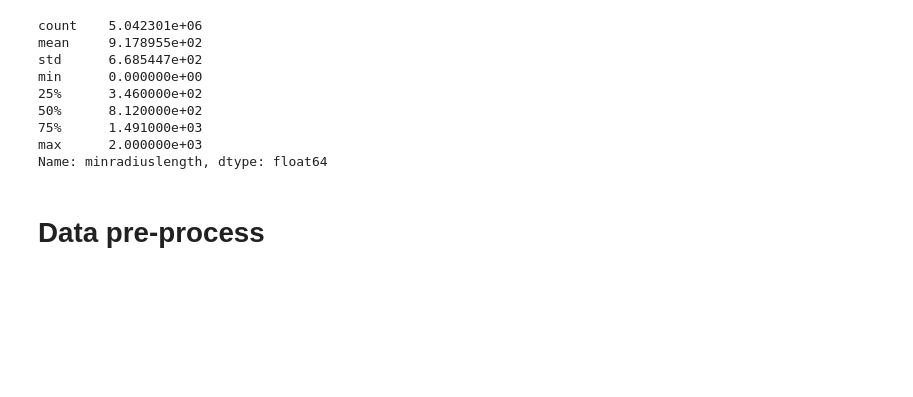
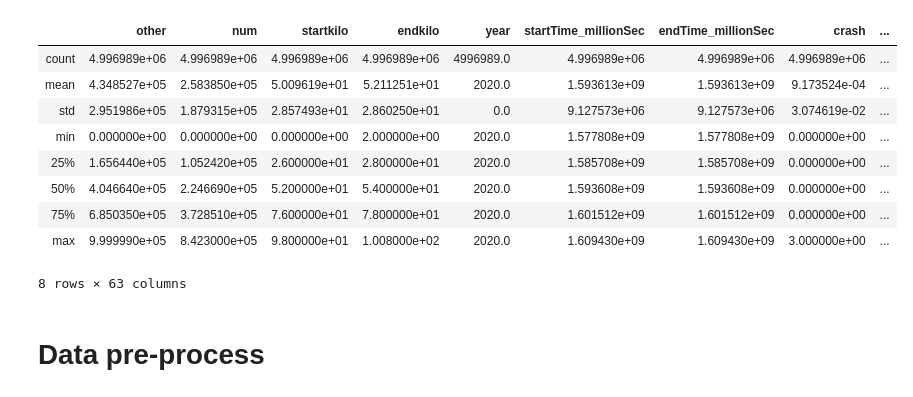
Before and after one commit to HsuanChih-Wang/ETC_FreewayAccidentAnalysis, a Jupyter notebook: FreewayAccidentAnalysis_jupyter-FW1.ipynb, the cells around one changed output. Cells and saved outputs as stored; diff of their text form; code cells hidden in the pictures; blank space fills up the shorter version.

```diff
--- a/FreewayAccidentAnalysis_jupyter-FW1.ipynb
+++ b/FreewayAccidentAnalysis_jupyter-FW1.ipynb
@@ -15,15 +15,16 @@ data_fw1 = pd.read_csv("output/fw1_2020_north_final(afterSQL).csv")
 # %%
-data_fw1.describe()
+data.describe()
 # %% [output]
+|  | other | num | startkilo | endkilo | year | startTime_millionSec | endTime_millionSec | crash | ... |
+| count | 4.996989e+06 | 4.996989e+06 | 4.996989e+06 | 4.996989e+06 | 4996989.0 | 4.996989e+06 | 4.996989e+06 | 4.996989e+06 | ... |
+| mean | 4.348527e+05 | 2.583850e+05 | 5.009619e+01 | 5.211251e+01 | 2020.0 | 1.593613e+09 | 1.593613e+09 | 9.173524e-04 | ... |
+| std | 2.951986e+05 | 1.879315e+05 | 2.857493e+01 | 2.860250e+01 | 0.0 | 9.127573e+06 | 9.127573e+06 | 3.074619e-02 | ... |
+| min | 0.000000e+00 | 0.000000e+00 | 0.000000e+00 | 2.000000e+00 | 2020.0 | 1.577808e+09 | 1.577808e+09 | 0.000000e+00 | ... |
+| 25% | 1.656440e+05 | 1.052420e+05 | 2.600000e+01 | 2.800000e+01 | 2020.0 | 1.585708e+09 | 1.585708e+09 | 0.000000e+00 | ... |
+| 50% | 4.046640e+05 | 2.246690e+05 | 5.200000e+01 | 5.400000e+01 | 2020.0 | 1.593608e+09 | 1.593608e+09 | 0.000000e+00 | ... |
+| 75% | 6.850350e+05 | 3.728510e+05 | 7.600000e+01 | 7.800000e+01 | 2020.0 | 1.601512e+09 | 1.601512e+09 | 0.000000e+00 | ... |
+| max | 9.999990e+05 | 8.423000e+05 | 9.800000e+01 | 1.008000e+02 | 2020.0 | 1.609430e+09 | 1.609430e+09 | 3.000000e+00 | ... |
-count    5.042301e+06
-mean     9.178955e+02
-std      6.685447e+02
-min      0.000000e+00
-25%      3.460000e+02
-50%      8.120000e+02
-75%      1.491000e+03
-max      2.000000e+03
-Name: minradiuslength, dtype: float64
+8 rows × 63 columns
 # %% [markdown]
 # Data pre-process
 # %% [markdown]
```
Also changed, not shown: parts of 10 cells of this notebook, 6 other files.
